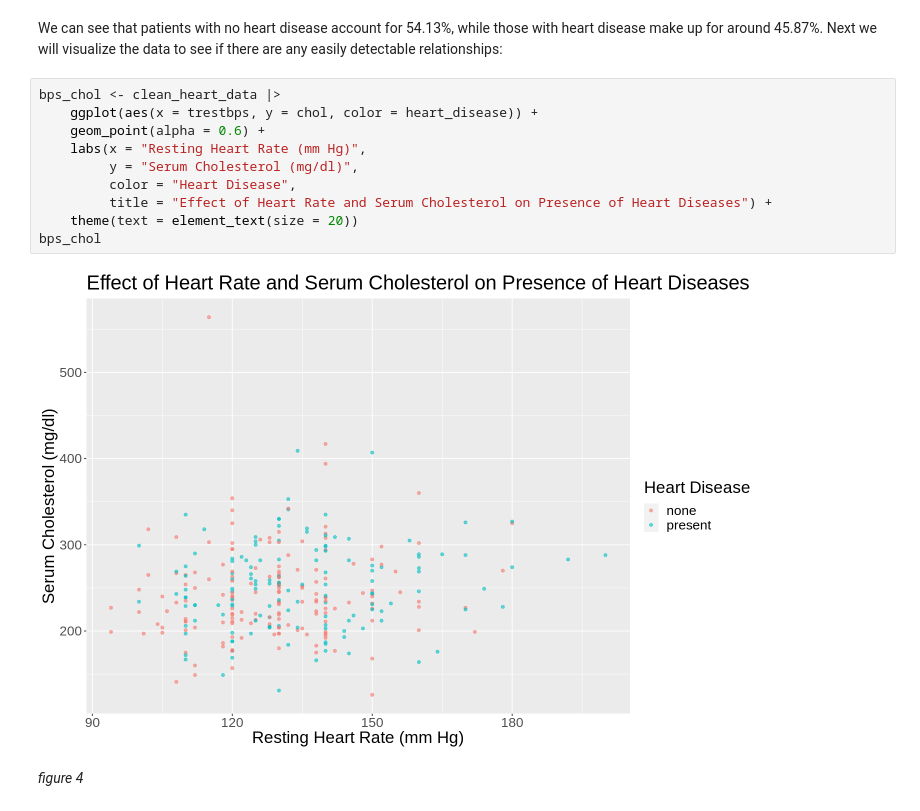
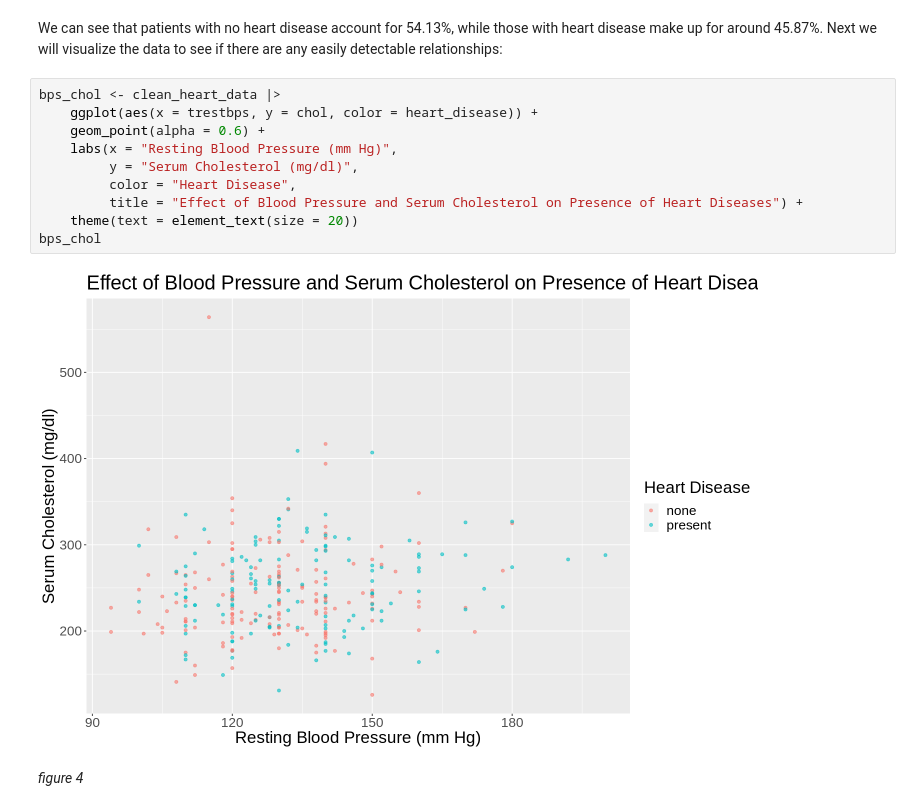
Before and after one commit to oskarjychen/Prediction-of-Heart-Diseases-Project, a Jupyter notebook: report.ipynb, the cells around one changed output. Saved outputs shown, nothing was run; the diff lists cells and outputs as text.

```diff
--- a/report.ipynb
+++ b/report.ipynb
@@ -154,15 +154,15 @@ We can see that patients with no heart disease account for 54.13%, while those w
 # %%
 bps_chol <- clean_heart_data |>
     ggplot(aes(x = trestbps, y = chol, color = heart_disease)) +
     geom_point(alpha = 0.6) +
-    labs(x = "Resting Heart Rate (mm Hg)",
+    labs(x = "Resting Blood Pressure (mm Hg)",
          y = "Serum Cholesterol (mg/dl)",
          color = "Heart Disease",
-         title = "Effect of Heart Rate and Serum Cholesterol on Presence of Heart Diseases") +
+         title = "Effect of Blood Pressure and Serum Cholesterol on Presence of Heart Diseases") +
     theme(text = element_text(size = 20))
 bps_chol
 # %% [output]
-[figure, old version]
+[figure, new version]
 # %% [markdown]
 *figure 4*
 # %% [markdown]
```
Also changed, not shown: parts of 3 cells of this notebook.
